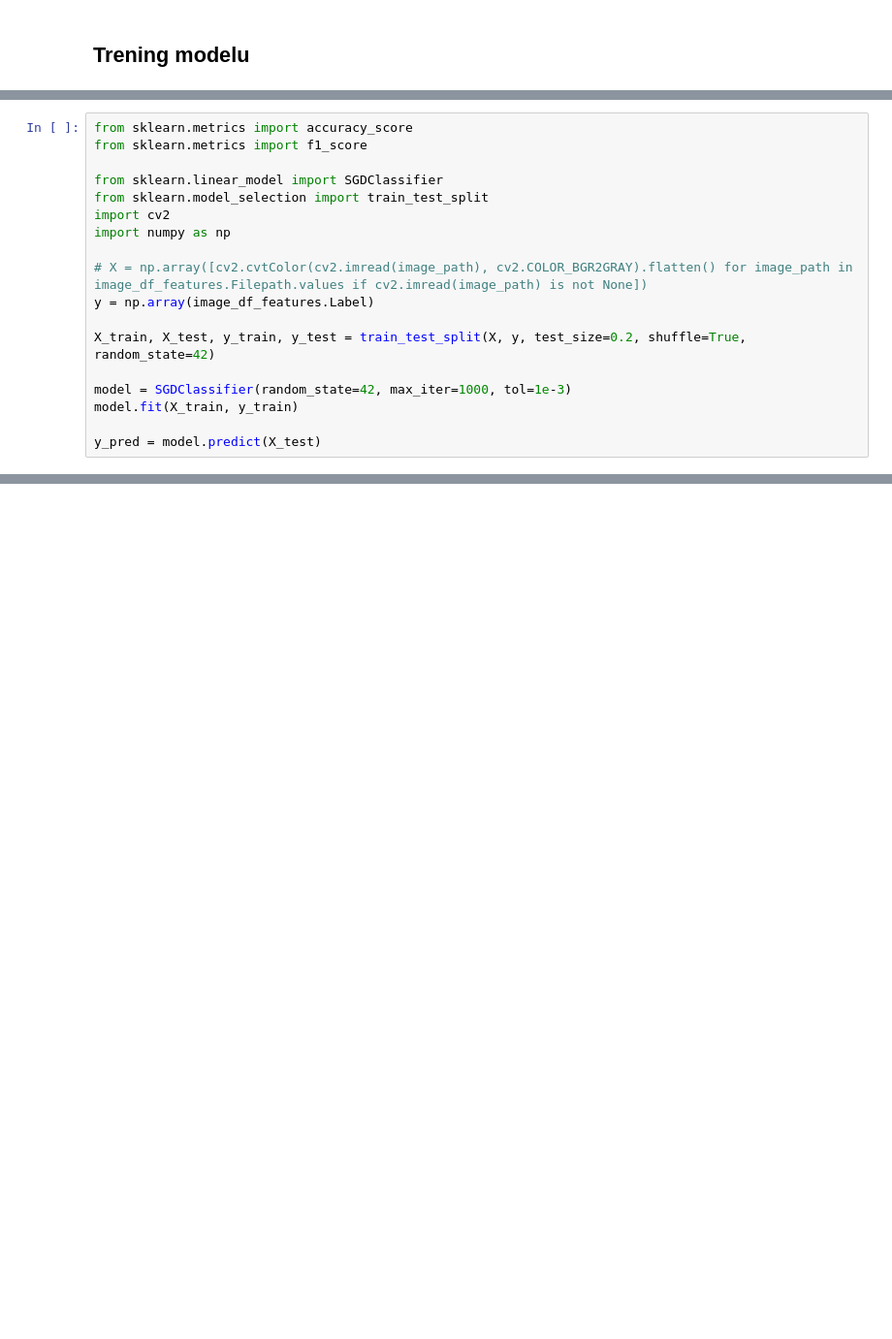
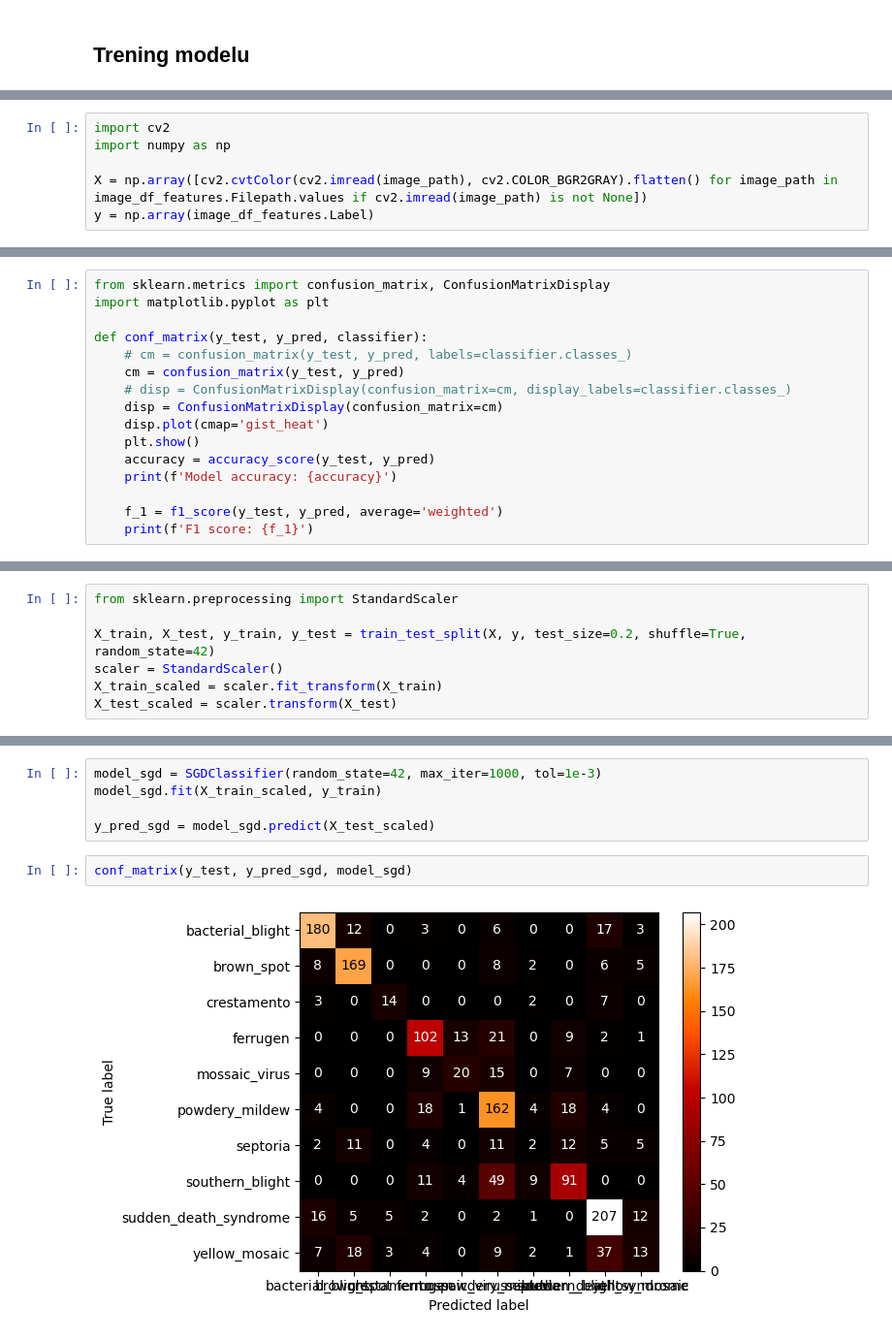
Before and after one commit to kacxsku/Soybean_Disease_Leaf_Classification, a Jupyter notebook: Soybean_model_training.ipynb, the cells around one changed output, grey strips where cells are left out. Shown: that part at 97% size. Saved outputs shown, nothing was run; the diff lists cells and outputs as text; blank space fills up the shorter version.

Commit message:
model training

```diff
--- a/Soybean_model_training.ipynb
+++ b/Soybean_model_training.ipynb
@@ -175,18 +97,6 @@ X = np.array(X)
 # %%
-from sklearn.metrics import accuracy_score
-from sklearn.metrics import f1_score
-
-from sklearn.linear_model import SGDClassifier
-from sklearn.model_selection import train_test_split
 import cv2
 import numpy as np
 
-# X = np.array([cv2.cvtColor(cv2.imread(image_path), cv2.COLOR_BGR2GRAY).flatten() for image_path in image_df_features.Filepath.values if cv2.imread(image_path) is not None])
+X = np.array([cv2.cvtColor(cv2.imread(image_path), cv2.COLOR_BGR2GRAY).flatten() for image_path in image_df_features.Filepath.values if cv2.imread(image_path) is not None])
 y = np.array(image_df_features.Label)
-
-X_train, X_test, y_train, y_test = train_test_split(X, y, test_size=0.2, shuffle=True, random_state=42)
-
-model = SGDClassifier(random_state=42, max_iter=1000, tol=1e-3)
-model.fit(X_train, y_train)
-
-y_pred = model.predict(X_test)
@@ -201,0 +134,16 @@ F1 score: 0.6463918322844779
+# %%
+from sklearn.metrics import confusion_matrix, ConfusionMatrixDisplay
+import matplotlib.pyplot as plt
+
+def conf_matrix(y_test, y_pred, classifier):
+    # cm = confusion_matrix(y_test, y_pred, labels=classifier.classes_)
+    cm = confusion_matrix(y_test, y_pred)
+    # disp = ConfusionMatrixDisplay(confusion_matrix=cm, display_labels=classifier.classes_)
+    disp = ConfusionMatrixDisplay(confusion_matrix=cm)
+    disp.plot(cmap='gist_heat')
+    plt.show()
+    accuracy = accuracy_score(y_test, y_pred)
+    print(f'Model accuracy: {accuracy}')
+
+    f_1 = f1_score(y_test, y_pred, average='weighted')
+    print(f'F1 score: {f_1}')
@@ -201,0 +152,7 @@ F1 score: 0.6463918322844779
+# %%
+from sklearn.preprocessing import StandardScaler
+
+X_train, X_test, y_train, y_test = train_test_split(X, y, test_size=0.2, shuffle=True, random_state=42)
+scaler = StandardScaler()
+X_train_scaled = scaler.fit_transform(X_train)
+X_test_scaled = scaler.transform(X_test)
@@ -201,0 +161,9 @@ F1 score: 0.6463918322844779
+# %%
+model_sgd = SGDClassifier(random_state=42, max_iter=1000, tol=1e-3)
+model_sgd.fit(X_train_scaled, y_train)
+
+y_pred_sgd = model_sgd.predict(X_test_scaled)
+# %%
+conf_matrix(y_test, y_pred_sgd, model_sgd)
+# %% [output]
+[figure, added]
```
Also changed, not shown: parts of 19 cells of this notebook.
